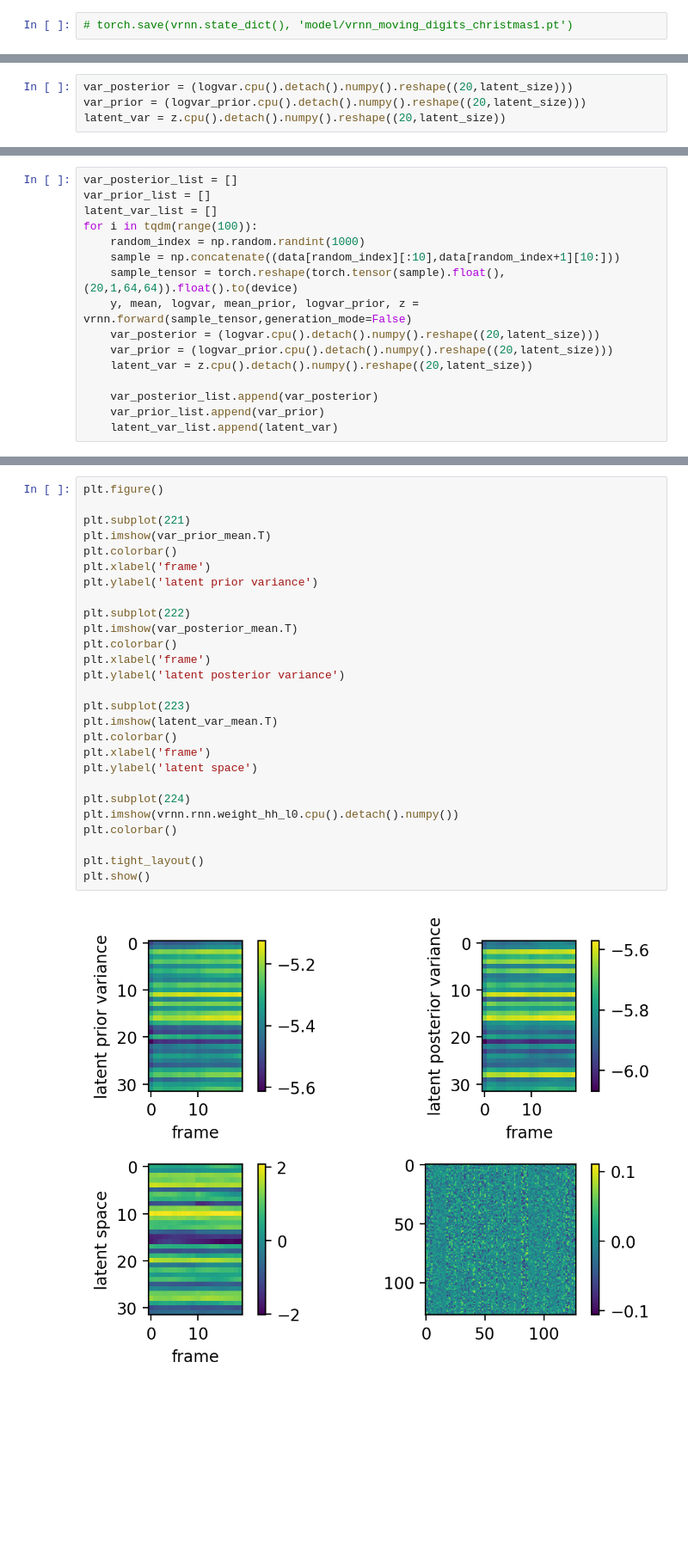
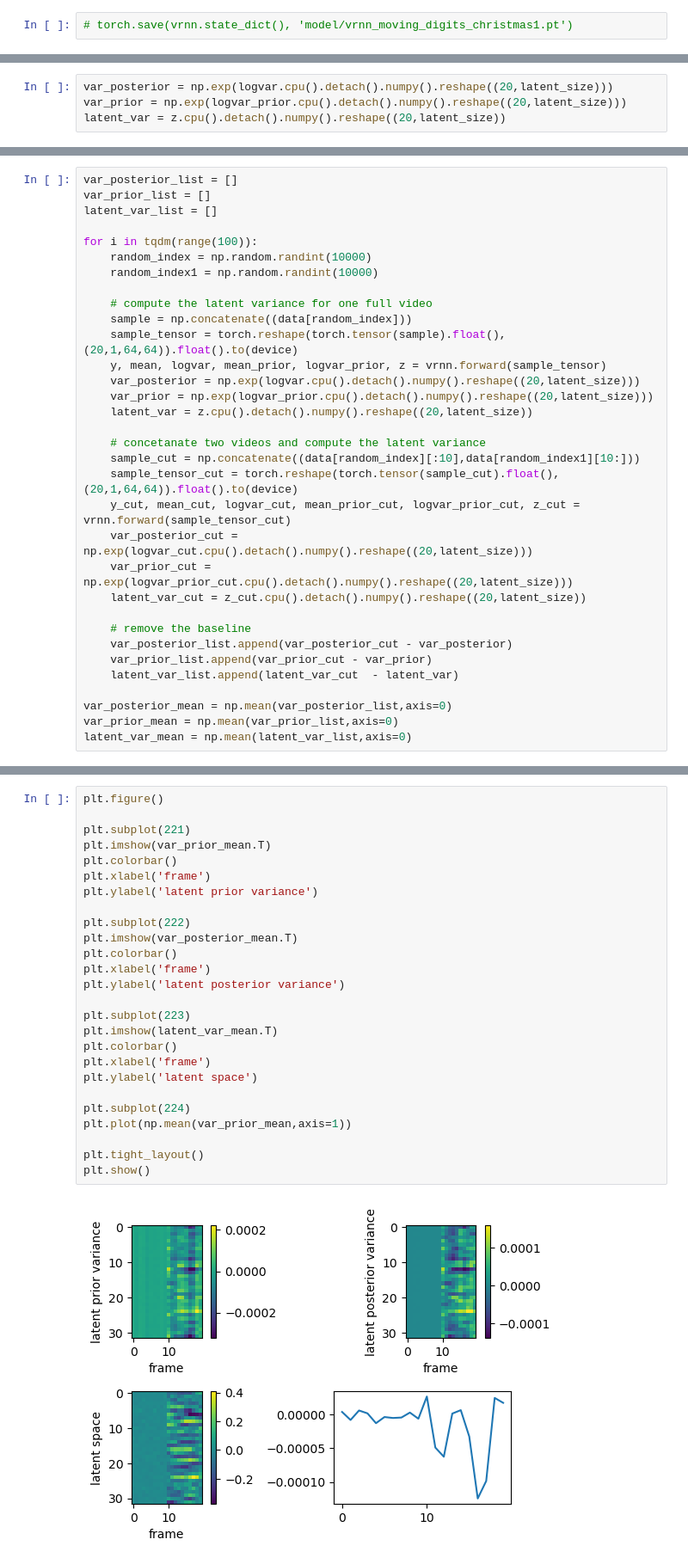
Before and after one commit to FelixHub/serotonin_model, a Jupyter notebook: dvae convolution.ipynb, the cells around one changed output, grey strips where cells are left out. Shown at 86% size. Cells and saved outputs as stored; diff of their text form; blank space fills up the shorter version.

```diff
--- a/dvae convolution.ipynb
+++ b/dvae convolution.ipynb
@@ -302,6 +302,6 @@ plot_video_comparison(sample,reconstructed_sample)
 # %%
-var_posterior = (logvar.cpu().detach().numpy().reshape((20,latent_size)))
-var_prior = (logvar_prior.cpu().detach().numpy().reshape((20,latent_size)))
+var_posterior = np.exp(logvar.cpu().detach().numpy().reshape((20,latent_size)))
+var_prior = np.exp(logvar_prior.cpu().detach().numpy().reshape((20,latent_size)))
 latent_var = z.cpu().detach().numpy().reshape((20,latent_size))
 # %%
 plt.figure()
@@ -338,15 +338,32 @@ plt.show()
 var_posterior_list = []
 var_prior_list = []
 latent_var_list = []
+
 for i in tqdm(range(100)):
-    random_index = np.random.randint(1000)
-    sample = np.concatenate((data[random_index][:10],data[random_index+1][10:]))
+    random_index = np.random.randint(10000)
+    random_index1 = np.random.randint(10000)
+
+    # compute the latent variance for one full video
+    sample = np.concatenate((data[random_index]))
     sample_tensor = torch.reshape(torch.tensor(sample).float(),(20,1,64,64)).float().to(device)
-    y, mean, logvar, mean_prior, logvar_prior, z = vrnn.forward(sample_tensor,generation_mode=False)
-    var_posterior = (logvar.cpu().detach().numpy().reshape((20,latent_size)))
-    var_prior = (logvar_prior.cpu().detach().numpy().reshape((20,latent_size)))
+    y, mean, logvar, mean_prior, logvar_prior, z = vrnn.forward(sample_tensor)
+    var_posterior = np.exp(logvar.cpu().detach().numpy().reshape((20,latent_size)))
+    var_prior = np.exp(logvar_prior.cpu().detach().numpy().reshape((20,latent_size)))
     latent_var = z.cpu().detach().numpy().reshape((20,latent_size))
 
-    var_posterior_list.append(var_posterior)
-    var_prior_list.append(var_prior)
-    latent_var_list.append(latent_var)
+    # concetanate two videos and compute the latent variance
+    sample_cut = np.concatenate((data[random_index][:10],data[random_index1][10:]))
+    sample_tensor_cut = torch.reshape(torch.tensor(sample_cut).float(),(20,1,64,64)).float().to(device)
+    y_cut, mean_cut, logvar_cut, mean_prior_cut, logvar_prior_cut, z_cut = vrnn.forward(sample_tensor_cut)
+    var_posterior_cut = np.exp(logvar_cut.cpu().detach().numpy().reshape((20,latent_size)))
+    var_prior_cut = np.exp(logvar_prior_cut.cpu().detach().numpy().reshape((20,latent_size)))
+    latent_var_cut = z_cut.cpu().detach().numpy().reshape((20,latent_size))
+
+    # remove the baseline
+    var_posterior_list.append(var_posterior_cut - var_posterior)
+    var_prior_list.append(var_prior_cut - var_prior)
+    latent_var_list.append(latent_var_cut  - latent_var)
+
+var_posterior_mean = np.mean(var_posterior_list,axis=0)
+var_prior_mean = np.mean(var_prior_list,axis=0)
+latent_var_mean = np.mean(latent_var_list,axis=0)
@@ -357,29 +370,28 @@ latent_var_mean = np.mean(latent_var_list,axis=0)
 # %%
 plt.figure()
 
 plt.subplot(221)
 plt.imshow(var_prior_mean.T)
 plt.colorbar()
 plt.xlabel('frame')
 plt.ylabel('latent prior variance')
 
 plt.subplot(222)
 plt.imshow(var_posterior_mean.T)
 plt.colorbar()
 plt.xlabel('frame')
 plt.ylabel('latent posterior variance')
 
 plt.subplot(223)
 plt.imshow(latent_var_mean.T)
 plt.colorbar()
 plt.xlabel('frame')
 plt.ylabel('latent space')
 
 plt.subplot(224)
-plt.imshow(vrnn.rnn.weight_hh_l0.cpu().detach().numpy())
-plt.colorbar()
+plt.plot(np.mean(var_prior_mean,axis=1))
 
 plt.tight_layout()
 plt.show()
 # %% [output]
-[figure, old version]
+[figure, new version]
```
Also changed, not shown: parts of 4 cells of this notebook, 2 other files.
